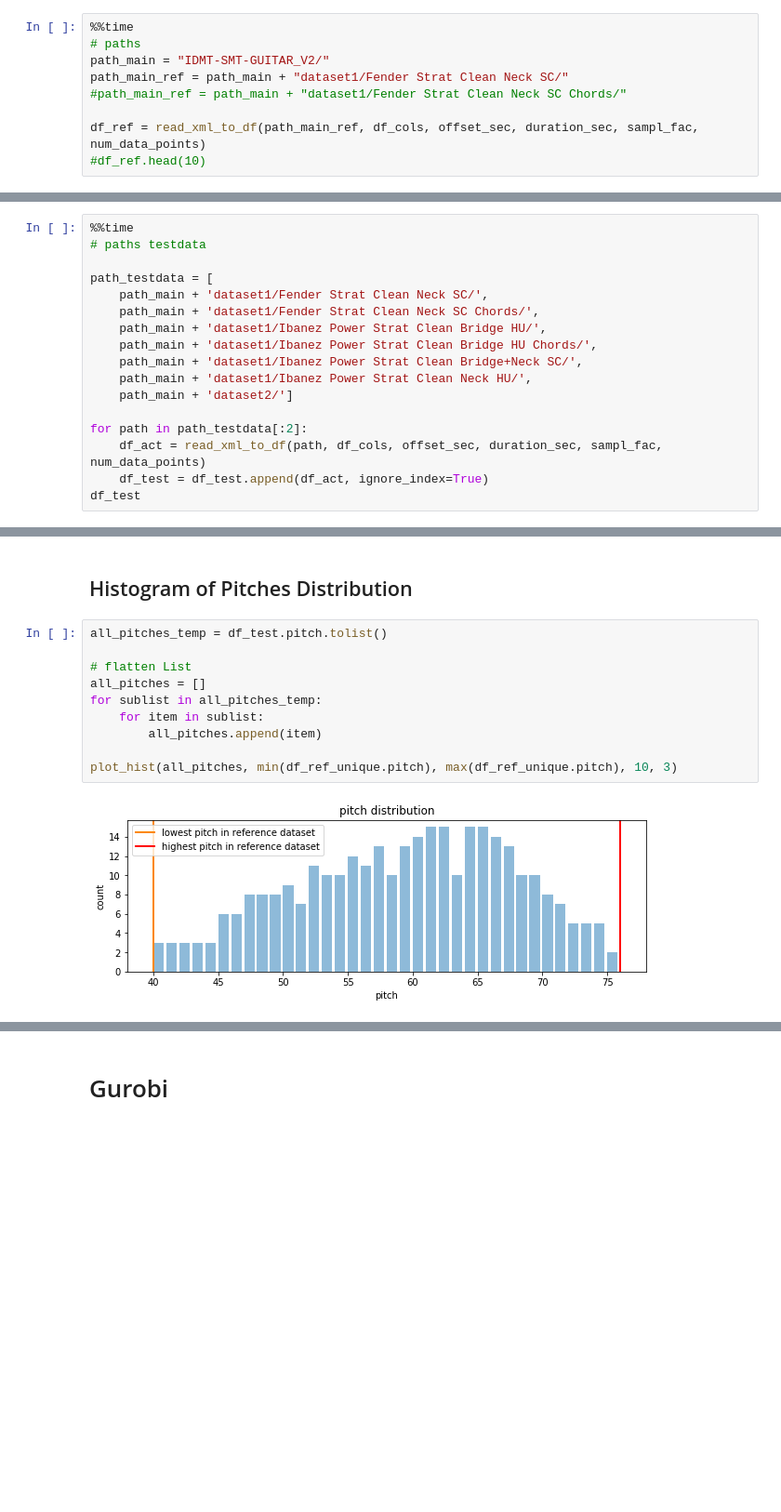
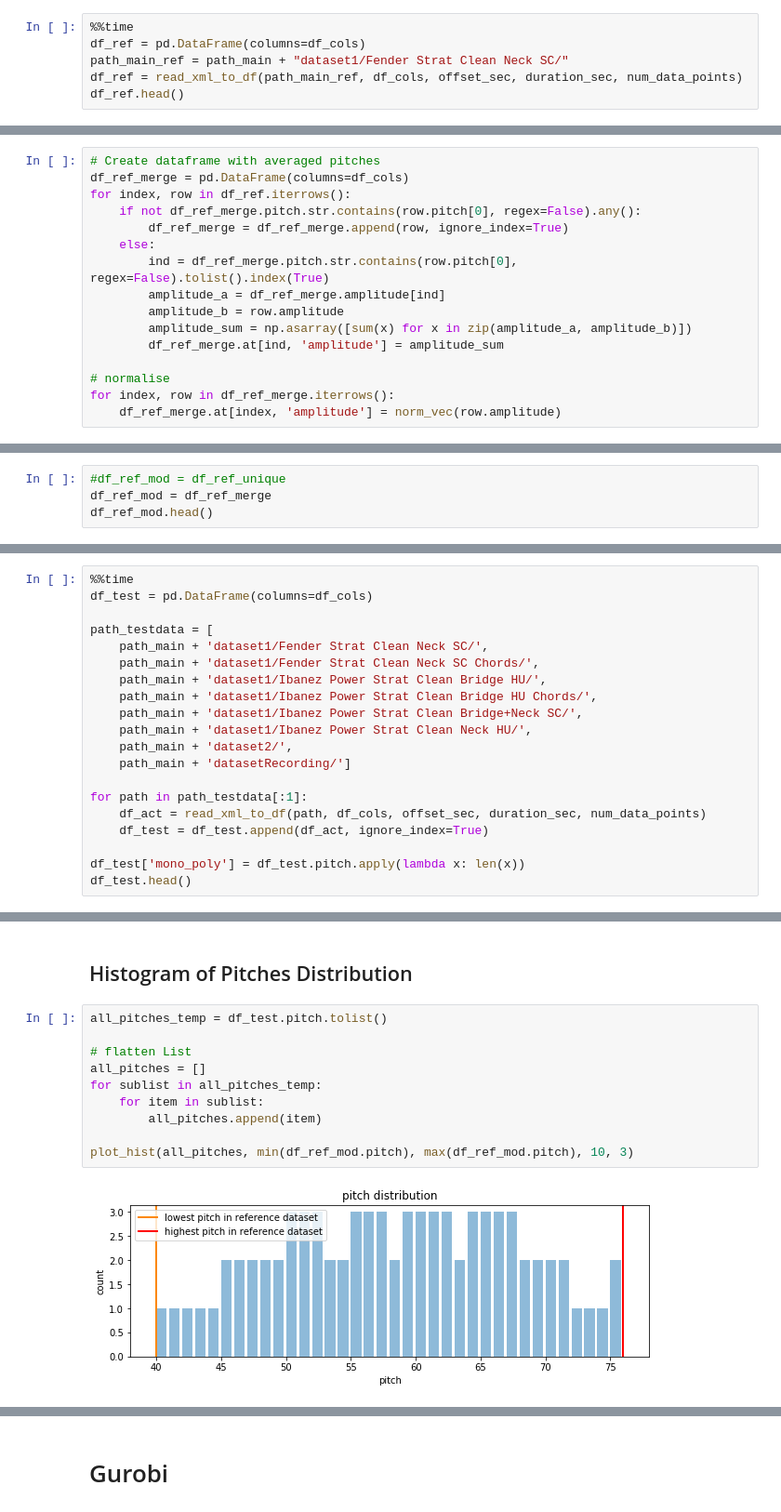
Before and after one commit to deiruch/AMt, a Jupyter notebook: AMt_Regularisation.ipynb, the cells around one changed output, grey strips where cells are left out. Shown at 93% size. Drawn from its saved outputs; the diff is of its cells as text; blank space fills up the shorter version.

Commit message:
clean code

```diff
--- a/AMt_Regularisation.ipynb
+++ b/AMt_Regularisation.ipynb
@@ -26,11 +25,8 @@ df_test = pd.DataFrame(columns=df_cols)
 # Create Dataframe with reference tones
 # %%
 %%time
-# paths
-path_main = "IDMT-SMT-GUITAR_V2/"
+df_ref = pd.DataFrame(columns=df_cols)
 path_main_ref = path_main + "dataset1/Fender Strat Clean Neck SC/"
-#path_main_ref = path_main + "dataset1/Fender Strat Clean Neck SC Chords/"
-
-df_ref = read_xml_to_df(path_main_ref, df_cols, offset_sec, duration_sec, sampl_fac, num_data_points)
-#df_ref.head(10)
+df_ref = read_xml_to_df(path_main_ref, df_cols, offset_sec, duration_sec, num_data_points)
+df_ref.head()
 # %% [output]
@@ -37,0 +62,16 @@ Wall time: 618 ms
+# %%
+# Create dataframe with averaged pitches
+df_ref_merge = pd.DataFrame(columns=df_cols)
+for index, row in df_ref.iterrows():
+    if not df_ref_merge.pitch.str.contains(row.pitch[0], regex=False).any():
+        df_ref_merge = df_ref_merge.append(row, ignore_index=True)
+    else:
+        ind = df_ref_merge.pitch.str.contains(row.pitch[0], regex=False).tolist().index(True)
+        amplitude_a = df_ref_merge.amplitude[ind]
+        amplitude_b = row.amplitude
+        amplitude_sum = np.asarray([sum(x) for x in zip(amplitude_a, amplitude_b)])
+        df_ref_merge.at[ind, 'amplitude'] = amplitude_sum
+
+# normalise
+for index, row in df_ref_merge.iterrows():
+    df_ref_merge.at[index, 'amplitude'] = norm_vec(row.amplitude)
@@ -37,0 +80,4 @@ Wall time: 618 ms
+# %%
+#df_ref_mod = df_ref_unique
+df_ref_mod = df_ref_merge
+df_ref_mod.head()
@@ -39,7 +92,7 @@ Wall time: 618 ms
 # Create Dataframe with testdatas
 # %%
 %%time
-# paths testdata
+df_test = pd.DataFrame(columns=df_cols)
 
 path_testdata = [
     path_main + 'dataset1/Fender Strat Clean Neck SC/',
@@ -48,10 +101,13 @@ path_testdata = [
     path_main + 'dataset1/Ibanez Power Strat Clean Bridge HU Chords/',
     path_main + 'dataset1/Ibanez Power Strat Clean Bridge+Neck SC/',
     path_main + 'dataset1/Ibanez Power Strat Clean Neck HU/',
-    path_main + 'dataset2/']
+    path_main + 'dataset2/',
+    path_main + 'datasetRecording/']
 
-for path in path_testdata[:2]:
-    df_act = read_xml_to_df(path, df_cols, offset_sec, duration_sec, sampl_fac, num_data_points)
+for path in path_testdata[:1]:
+    df_act = read_xml_to_df(path, df_cols, offset_sec, duration_sec, num_data_points)
     df_test = df_test.append(df_act, ignore_index=True)
-df_test
+
+df_test['mono_poly'] = df_test.pitch.apply(lambda x: len(x))
+df_test.head()
 # %% [output]
@@ -101,15 +130,15 @@ df_ref_unique.head(10)
 # %%
 all_pitches_temp = df_test.pitch.tolist()
 
 # flatten List
 all_pitches = []
 for sublist in all_pitches_temp:
     for item in sublist:
         all_pitches.append(item)
 
-plot_hist(all_pitches, min(df_ref_unique.pitch), max(df_ref_unique.pitch), 10, 3)
+plot_hist(all_pitches, min(df_ref_mod.pitch), max(df_ref_mod.pitch), 10, 3)
 # %% [output]
-[figure, old version]
+[figure, new version]
 # %%
 # Calc all target vectors
 target_pitches = df_test.pitch.array
```
Also changed, not shown: parts of 45 cells of this notebook, 2 other files.
